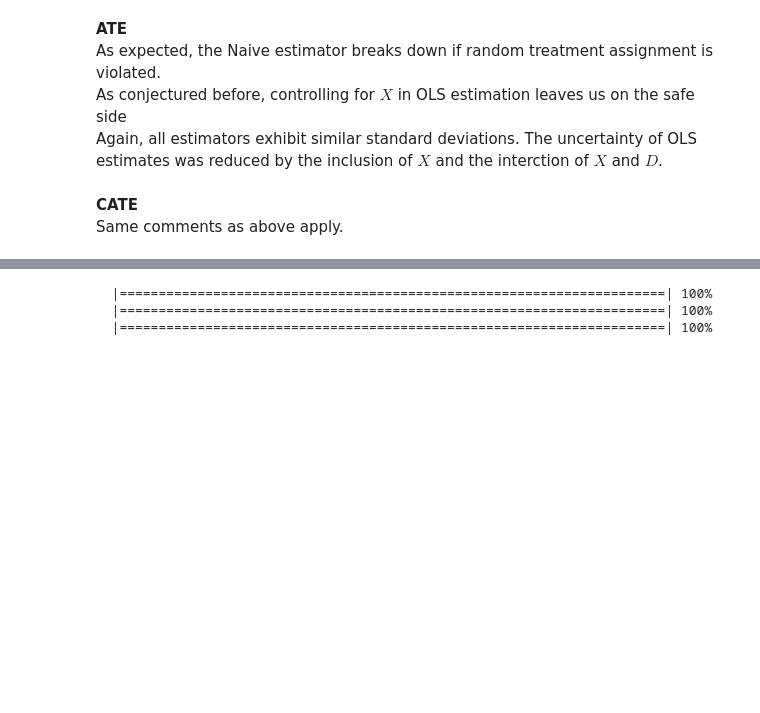
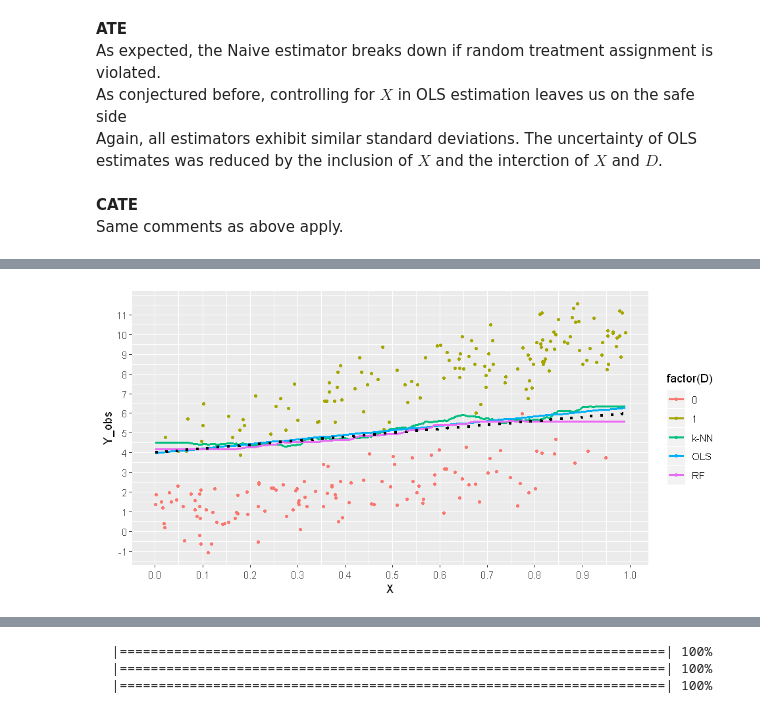
Before and after one commit to timmens/student-project-timmens, a Jupyter notebook: Simulation_Study/simulation_study.ipynb, the cells around one changed output, grey strips where cells are left out. Saved outputs shown, nothing was run; the diff lists cells and outputs as text; code cells hidden in the pictures; blank space fills up the shorter version.

```diff
--- a/Simulation_Study/simulation_study.ipynb
+++ b/Simulation_Study/simulation_study.ipynb
@@ -615,0 +645,8 @@ One may wonder whether these results are sensitive to the choice of $\zeta(x)$ f
+# %%
+options(repr.plot.width=8, repr.plot.height=4)
+set.seed(12)
+plot_data(n=500, num_trees=100, kC=50,
+                      het_linear = TRUE, random_assignment = FALSE,
+                      non_linearY = FALSE, non_linearD = FALSE)
+# %% [output]
+[figure, added]
```
Also changed, not shown: parts of 26 cells of this notebook, 6 other files.
